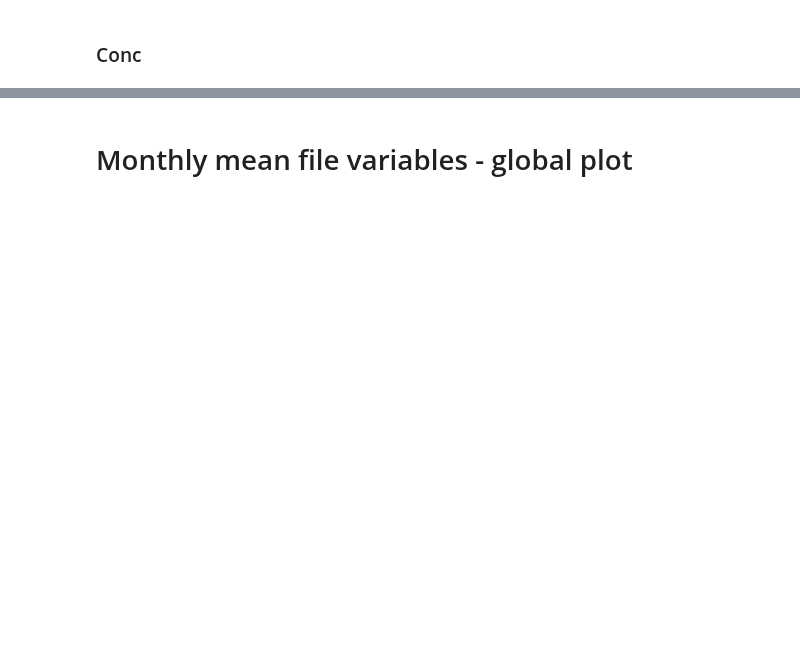
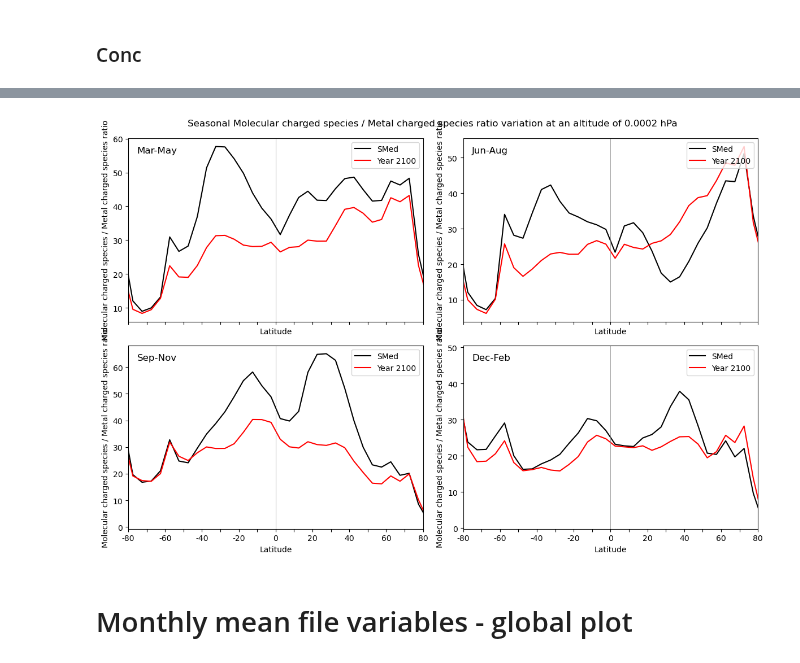
Before and after one commit to CharlieReyno/Sporadic-E-Project, a Jupyter notebook: Main_Notebooks/Climatology.ipynb, the cells around one changed output, grey strips where cells are left out. Saved outputs shown, nothing was run; the diff lists cells and outputs as text; code cells hidden in the pictures; blank space fills up the shorter version.

```diff
--- a/Main_Notebooks/Climatology.ipynb
+++ b/Main_Notebooks/Climatology.ipynb
@@ -1259,3 +1607,59 @@ plt.show()
+# %%
+charged_med_spr_ratio = (med_spr_O2p + med_spr_N2p + med_spr_NOp) / (med_spr_Nap + med_spr_Mgp + med_spr_Fep)
+charged_med_sum_ratio = (med_sum_O2p + med_sum_N2p + med_sum_NOp) / (med_sum_Nap + med_sum_Mgp + med_sum_Fep)
+charged_med_aut_ratio = (med_aut_O2p + med_aut_N2p + med_aut_NOp) / (med_aut_Nap + med_aut_Mgp + med_aut_Fep)
+charged_med_win_ratio = (med_win_O2p + med_win_N2p + med_win_NOp) / (med_win_Nap + med_win_Mgp + med_win_Fep)
+
+charged_cli_spr_ratio = (cli_spr_O2p + cli_spr_N2p + cli_spr_NOp) / (cli_spr_Nap + cli_spr_Mgp + cli_spr_Fep)
+charged_cli_sum_ratio = (cli_sum_O2p + cli_sum_N2p + cli_sum_NOp) / (cli_sum_Nap + cli_sum_Mgp + cli_sum_Fep)
+charged_cli_aut_ratio = (cli_aut_O2p + cli_aut_N2p + cli_aut_NOp) / (cli_aut_Nap + cli_aut_Mgp + cli_aut_Fep)
+charged_cli_win_ratio = (cli_win_O2p + cli_win_N2p + cli_win_NOp) / (cli_win_Nap + cli_win_Mgp + cli_win_Fep)
+# %%
+fig, axes = plt.subplots(nrows=2, ncols=2, figsize=(12, 8), sharex=True)
+lat = med_spr_N2p['lat']
+
+# Plot WACCM data - SMed
+axes[0, 0].plot(lat, charged_med_spr_ratio , color='black', linestyle='solid', label='SMed')
+axes[0, 1].plot(lat, charged_med_sum_ratio , color='black', linestyle='solid', label='SMed')
+axes[1, 0].plot(lat, charged_med_aut_ratio , color='black', linestyle='solid', label='SMed')
+axes[1, 1].plot(lat, charged_med_win_ratio , color='black', linestyle='solid', label='SMed')
+
+# Plot WACCM data - CliC
+axes[0, 0].plot(lat, charged_cli_spr_ratio, color='red', label='Year 2100')
+axes[0, 1].plot(lat, charged_cli_sum_ratio, color='red', label='Year 2100')
+axes[1, 0].plot(lat, charged_cli_aut_ratio, color='red', label='Year 2100')
+axes[1, 1].plot(lat, charged_cli_win_ratio, color='red', label='Year 2100')
+
+for ax in axes.flatten():
+    ax.axvline(x=0, color='gray', linestyle='-', linewidth=0.5)
+    ax.set_xlim(-80, 80)
+    # ax.set_ylim(ylim_min, ylim_max)
+    ax.set_xlabel('Latitude')
+    ax.set_ylabel(f'Molecular charged species / Metal charged species ratio')
+
+    xticks = np.arange(-80, 81, 10)
+    xticklabels = ['' if i % 2 != 0 else str(tick) for i, tick in enumerate(xticks)]
+    ax.set_xticks(xticks)
+    ax.set_xticklabels(xticklabels)
+
+    ax.legend()
+
+for i, row in enumerate(axes):
+    for j, ax in enumerate(row):
+        label = ['Mar-May', 'Jun-Aug', 'Sep-Nov','Dec-Feb'][i * 2 + j]
+        ax.text(0.03, 0.92, label, transform=ax.transAxes, fontsize=12)
+
+axes[0, 0].legend(loc='upper right')
+axes[0, 1].legend(loc='upper right')
+axes[1, 0].legend(loc='upper right')
+axes[1, 1].legend(loc='upper right')
+
+plt.suptitle(f'Seasonal Molecular charged species / Metal charged species ratio variation at an altitude of {altitude} hPa')
+plt.tight_layout()
+plt.savefig(f'/home/home02/cm21cmr/Sporadic-E-Project/Figures/new_seasonal_latsl_charged_ratio_{altitude}.png', dpi=400, bbox_inches='tight')
+plt.show()
+# %% [output]
+[figure, added]
 # %% [markdown]
 # Monthly mean file variables - global plot
 # %%
```
Also changed, not shown: parts of 23 cells of this notebook, 2 other files.
